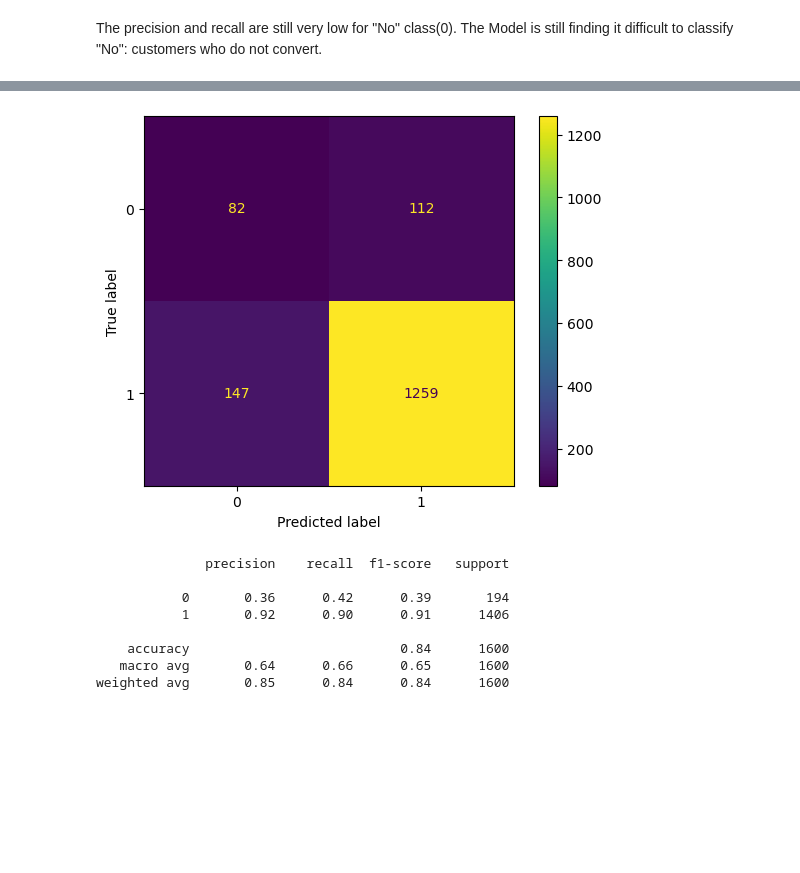
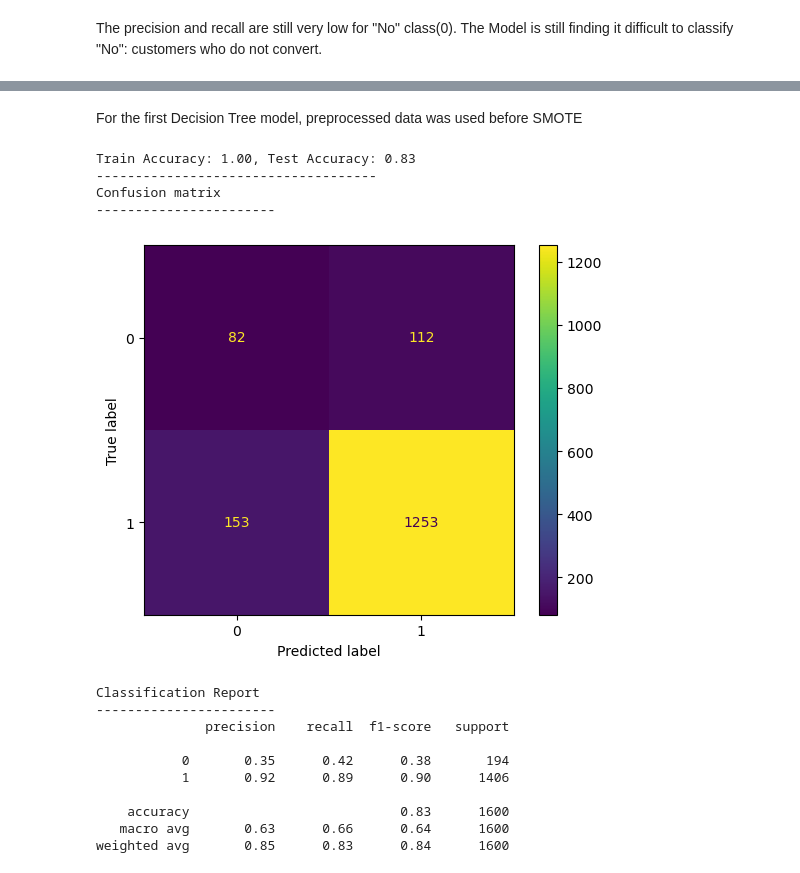
Before and after one commit to am-eric/DigitalMarketing-Analytics, a Jupyter notebook: analysis.ipynb, the cells around one changed output, grey strips where cells are left out. Saved outputs shown, nothing was run; the diff lists cells and outputs as text; code cells hidden in the pictures; blank space fills up the shorter version.

Commit message:
Finished modelling and evaluation.

```diff
--- a/analysis.ipynb
+++ b/analysis.ipynb
@@ -730,30 +774,61 @@ The Model is still finding it difficult to classify "No": customers who do not c
+# %% [markdown]
+For the first Decision Tree model, preprocessed data was used before SMOTE
 # %%
-# instantiate classifier
-clf = DecisionTreeClassifier(criterion='entropy')
+def dtmodel(X_train, X_test, y_train, y_test):
+    """
+    Function to instantiate the classifier, fit, train,
+    predict and model evaluation
+    """
 
-# fit
-clf.fit(X_train_preprocessed, y_train)
+    # instantiate classifier
+    clf = DecisionTreeClassifier(criterion='entropy', random_state=42)
 
-# predict
-y_hat_train = clf.predict(X_train_preprocessed)
-y_hat_test = clf.predict(X_test_preprocessed)
+    # fit
+    clf.fit(X_train, y_train)
 
-# model evaluation
-cnf_matrix = confusion_matrix(y_test, y_hat_test)
-disp = ConfusionMatrixDisplay(confusion_matrix=cnf_matrix)
-disp.plot()
-plt.show()
+    # predict
+    y_hat_train = clf.predict(X_train)
+    y_hat_test = clf.predict(X_test)
 
-report = classification_report(y_test, y_hat_test)
+    # model evaluation
 
-print(report)
+    # Get accuracy for train and test
+    train_accuracy = accuracy_score(y_train, y_hat_train)
+    test_accuracy = accuracy_score(y_test, y_hat_test)
+
+    print(f"Train Accuracy: {train_accuracy:.2f}, Test Accuracy: {test_accuracy:.2f}")
+    print("------------------------------------")
+
+    # confusion Matrix
+    print('Confusion matrix')
+    print('-----------------------')
+    cnf_matrix = confusion_matrix(y_test, y_hat_test)
+    disp = ConfusionMatrixDisplay(confusion_matrix=cnf_matrix)
+    disp.plot()
+    plt.show()
+
+    print('Classification Report')
+    print('-----------------------')
+
+    report = classification_report(y_test, y_hat_test)
+
+    print(report)
-# %% [output]
-[figure, removed]
-              precision    recall  f1-score   support
-
-           0       0.36      0.42      0.39       194
-           1       0.92      0.90      0.91      1406
-
-    accuracy                           0.84      1600
-   macro avg       0.64      0.66      0.65      1600
-weighted avg       0.85      0.84      0.84      1600
+# %%
+# first classifier iteration
+dtmodel(X_train_preprocessed, X_test_preprocessed,y_train, y_test)
+# %% [output]
+Train Accuracy: 1.00, Test Accuracy: 0.83
+------------------------------------
+Confusion matrix
+-----------------------
+[figure, added]
+Classification Report
+-----------------------
+              precision    recall  f1-score   support
+
+           0       0.35      0.42      0.38       194
+           1       0.92      0.89      0.90      1406
+
+    accuracy                           0.83      1600
+   macro avg       0.63      0.66      0.64      1600
+weighted avg       0.85      0.83      0.84      1600
```
Also changed, not shown: parts of 84 cells of this notebook.
